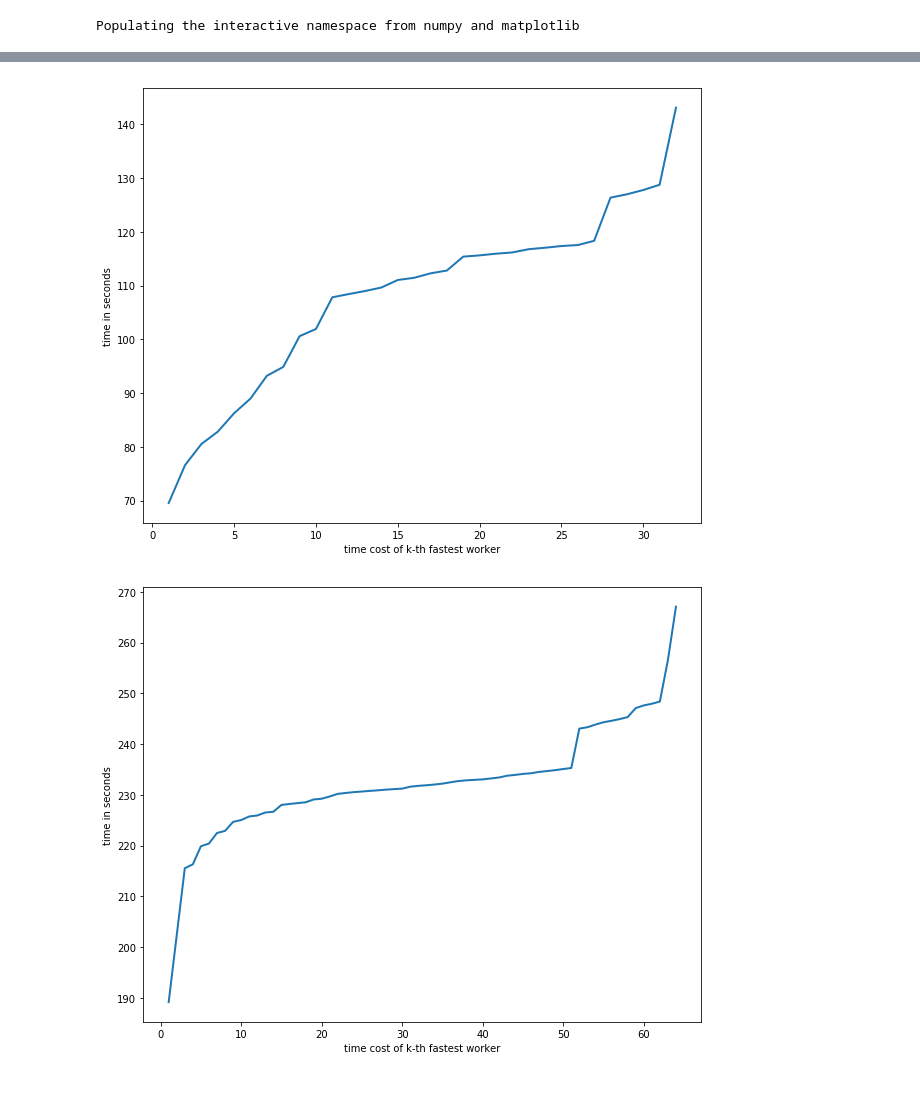
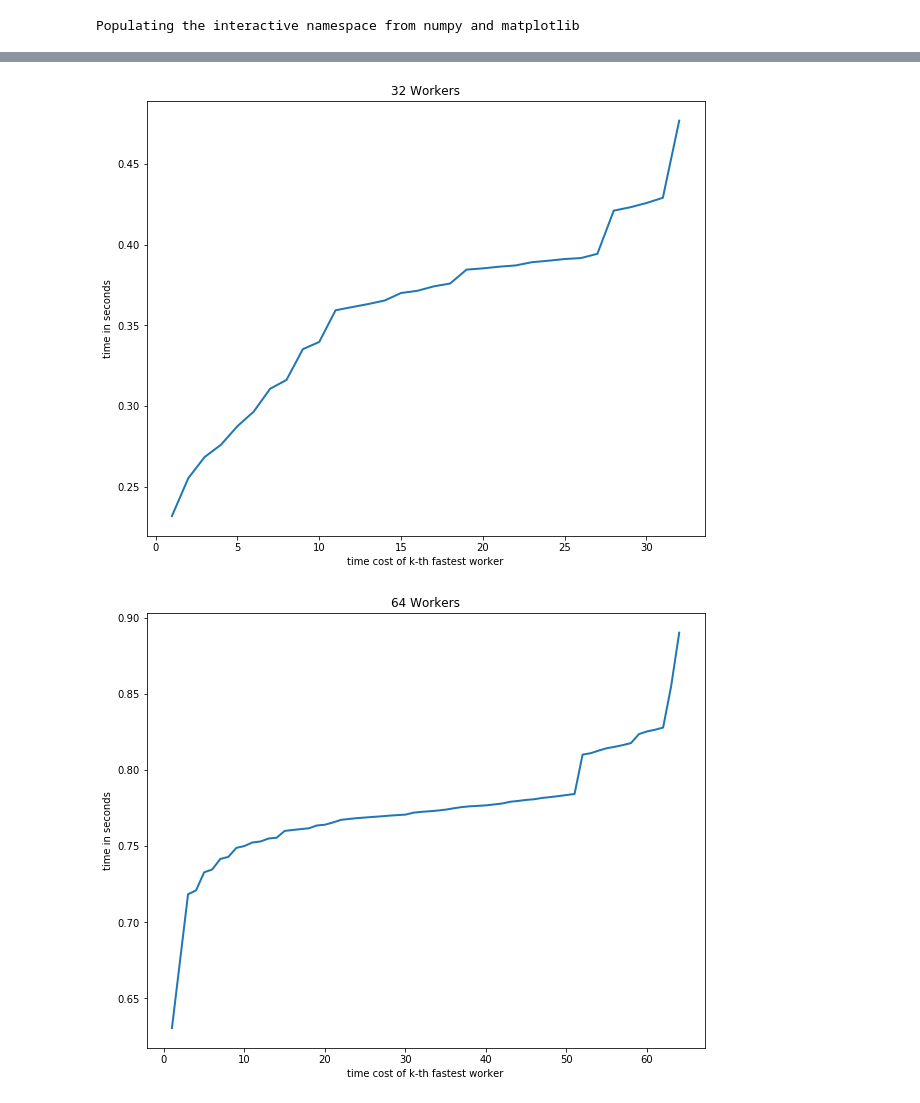
Before and after one commit to hwang595/TF-Pytorch-comparison, a Jupyter notebook: analysis/PDF of worker time costs.ipynb, the cells around one changed output, grey strips where cells are left out. Drawn from its saved outputs; the diff is of its cells as text; code cells hidden in the pictures.

```diff
--- a/analysis/PDF of worker time costs.ipynb
+++ b/analysis/PDF of worker time costs.ipynb
@@ -50,6 +50,7 @@ for dict_idx, stat_dict in enumerate(global_dict_saver):
         sorted_v = sorted(v)
         for c_i, _ in enumerate(counter_list):
             counter_list[c_i] += sorted_v[c_i]
+    counter_list = [c/float(300) for c in counter_list]
     print(counter_list)
     print(range_tmp)
     pdf_saver.append(counter_list)
@@ -80,5 +81,6 @@ for i in range(len(range_saver)):
     plt.plot(range_saver[i], pdf_saver[i], linewidth=2)
     plt.xlabel("time cost of k-th fastest worker")
     plt.ylabel("time in seconds")
+    plt.title("{} Workers".format(worker_num_interval[i]))
 plt.show()
 # %% [output]
@@ -89,2 +91,2 @@ plt.show()
-[figure, old version]
+[figure, new version]
-[figure, old version]
+[figure, new version]
```
Also changed, not shown: parts of 2 cells of this notebook.
